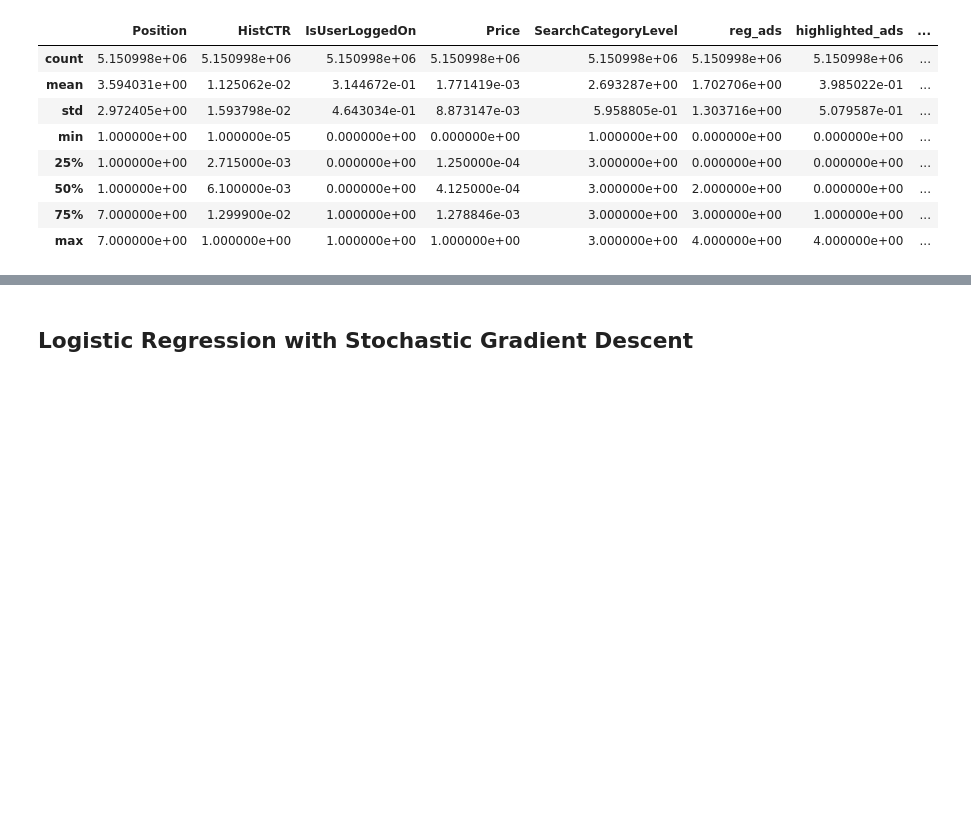
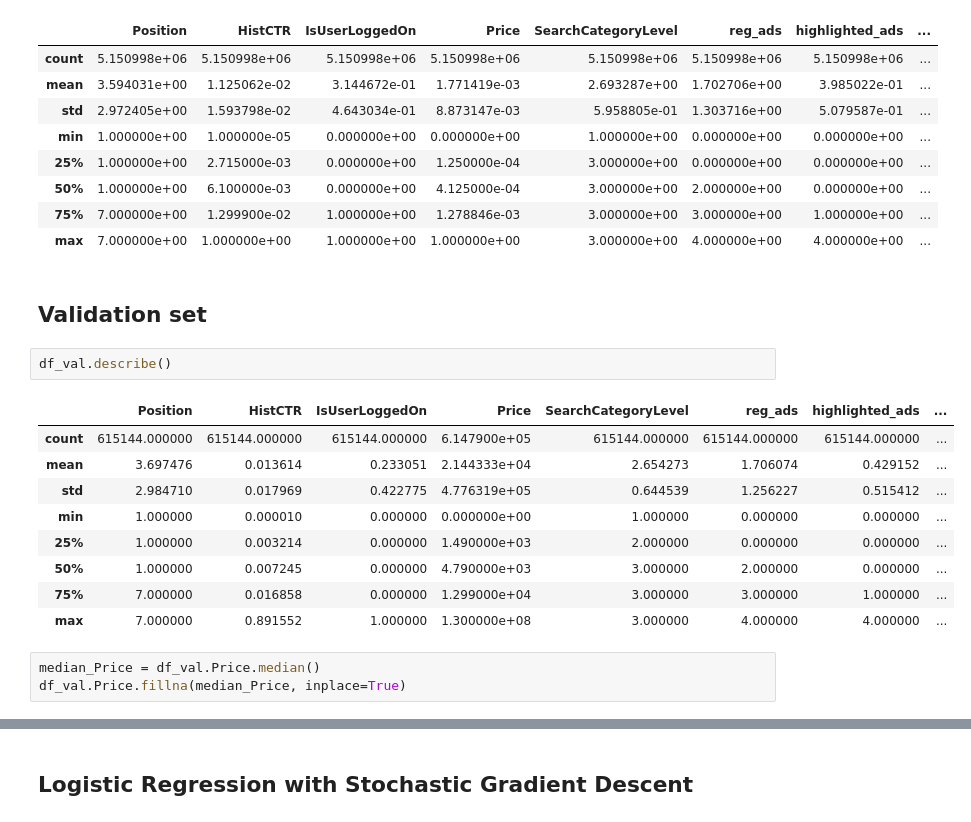
Before and after one commit to MazenAly/AdClickPrediction, a Jupyter notebook: notebooks/arzam-models.ipynb, the cells around one changed output, grey strips where cells are left out. Drawn from its saved outputs; the diff is of its cells as text; blank space fills up the shorter version.

```diff
--- a/notebooks/arzam-models.ipynb
+++ b/notebooks/arzam-models.ipynb
@@ -135,3 +148,20 @@ df.describe()
 | 50% | 1.000000e+00 | 6.100000e-03 | 0.000000e+00 | 4.125000e-04 | 3.000000e+00 | 2.000000e+00 | 0.000000e+00 | ... |
 | 75% | 7.000000e+00 | 1.299900e-02 | 1.000000e+00 | 1.278846e-03 | 3.000000e+00 | 3.000000e+00 | 1.000000e+00 | ... |
 | max | 7.000000e+00 | 1.000000e+00 | 1.000000e+00 | 1.000000e+00 | 3.000000e+00 | 4.000000e+00 | 4.000000e+00 | ... |
+# %% [markdown]
+## Validation set
+# %%
+df_val.describe()
+# %% [output]
+|  | Position | HistCTR | IsUserLoggedOn | Price | SearchCategoryLevel | reg_ads | highlighted_ads | ... |
+| count | 615144.000000 | 615144.000000 | 615144.000000 | 6.147900e+05 | 615144.000000 | 615144.000000 | 615144.000000 | ... |
+| mean | 3.697476 | 0.013614 | 0.233051 | 2.144333e+04 | 2.654273 | 1.706074 | 0.429152 | ... |
+| std | 2.984710 | 0.017969 | 0.422775 | 4.776319e+05 | 0.644539 | 1.256227 | 0.515412 | ... |
+| min | 1.000000 | 0.000010 | 0.000000 | 0.000000e+00 | 1.000000 | 0.000000 | 0.000000 | ... |
+| 25% | 1.000000 | 0.003214 | 0.000000 | 1.490000e+03 | 2.000000 | 0.000000 | 0.000000 | ... |
+| 50% | 1.000000 | 0.007245 | 0.000000 | 4.790000e+03 | 3.000000 | 2.000000 | 0.000000 | ... |
+| 75% | 7.000000 | 0.016858 | 0.000000 | 1.299000e+04 | 3.000000 | 3.000000 | 1.000000 | ... |
+| max | 7.000000 | 0.891552 | 1.000000 | 1.300000e+08 | 3.000000 | 4.000000 | 4.000000 | ... |
+# %%
+median_Price = df_val.Price.median()
+df_val.Price.fillna(median_Price, inplace=True)
```
Also changed, not shown: parts of 41 cells of this notebook.
